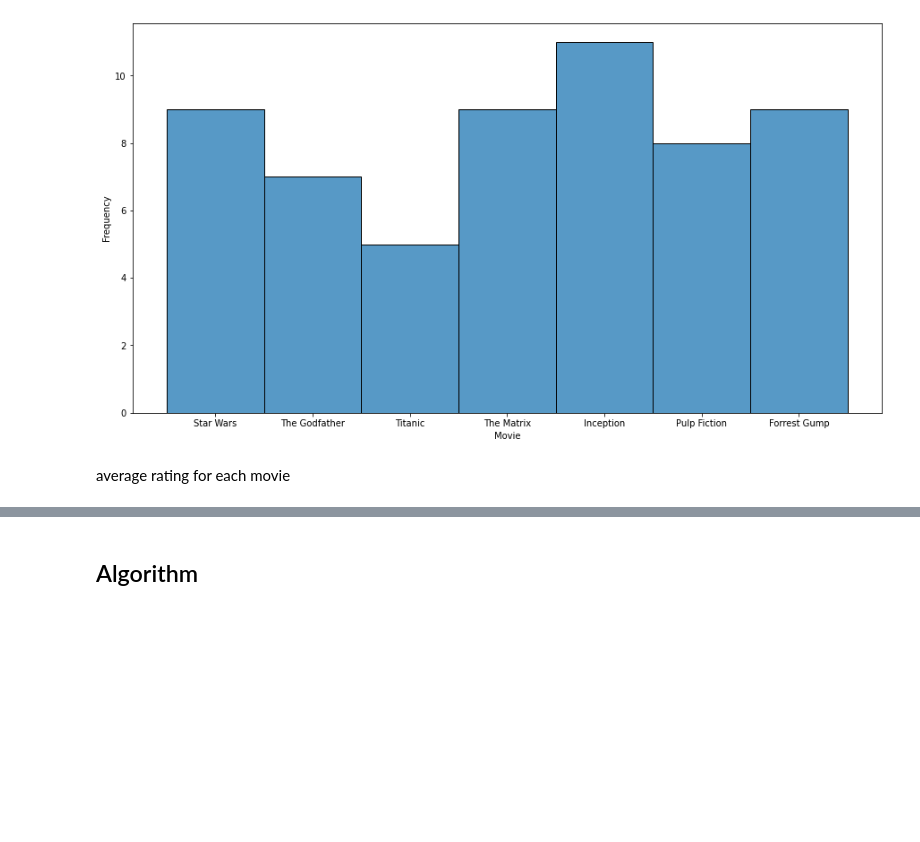
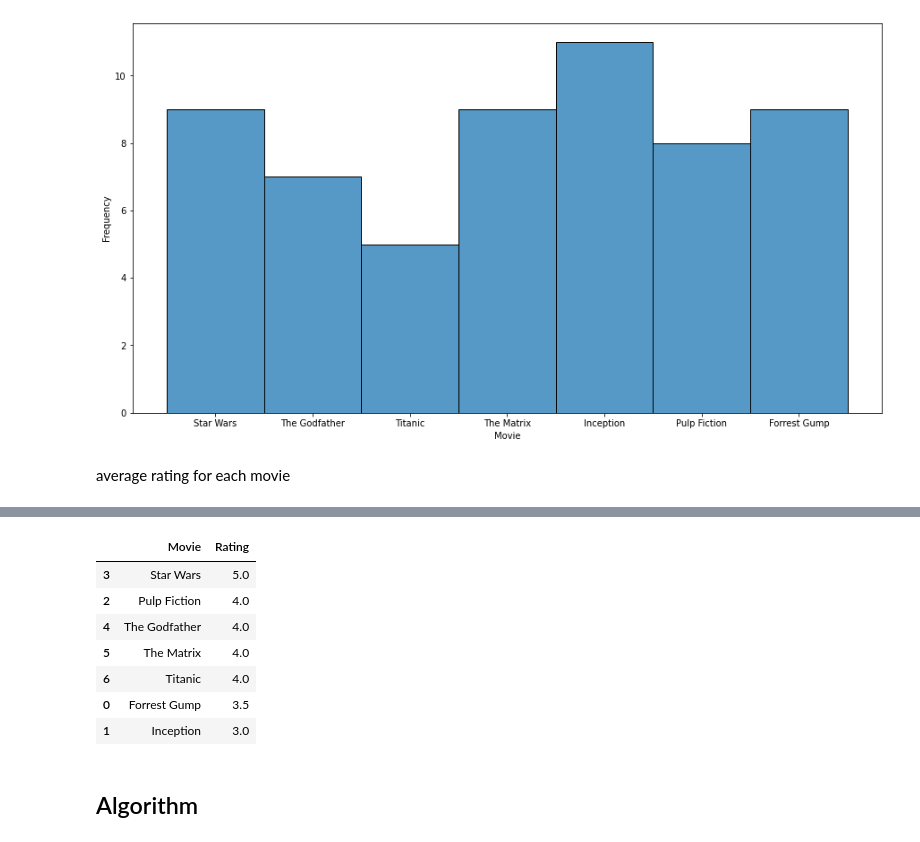
Before and after one commit to cmosongo/popcorn-pilot, a Jupyter notebook: notebooks/Movie Recommendation Analysis.ipynb, the cells around one changed output, grey strips where cells are left out. Drawn from its saved outputs; the diff is of its cells as text; code cells hidden in the pictures; blank space fills up the shorter version.

```diff
--- a/notebooks/Movie Recommendation Analysis.ipynb
+++ b/notebooks/Movie Recommendation Analysis.ipynb
@@ -129,3 +130,15 @@ average_ratings
+# %%
+median_ratings.sort_values('Rating',
+                           ascending=False)
+# %% [output]
+|  | Movie | Rating |
+| 3 | Star Wars | 5.0 |
+| 2 | Pulp Fiction | 4.0 |
+| 4 | The Godfather | 4.0 |
+| 5 | The Matrix | 4.0 |
+| 6 | Titanic | 4.0 |
+| 0 | Forrest Gump | 3.5 |
+| 1 | Inception | 3.0 |
 # %% [markdown]
 ## Algorithm
 # %%
```
Also changed, not shown: parts of 1 cell of this notebook, 1 other file.
